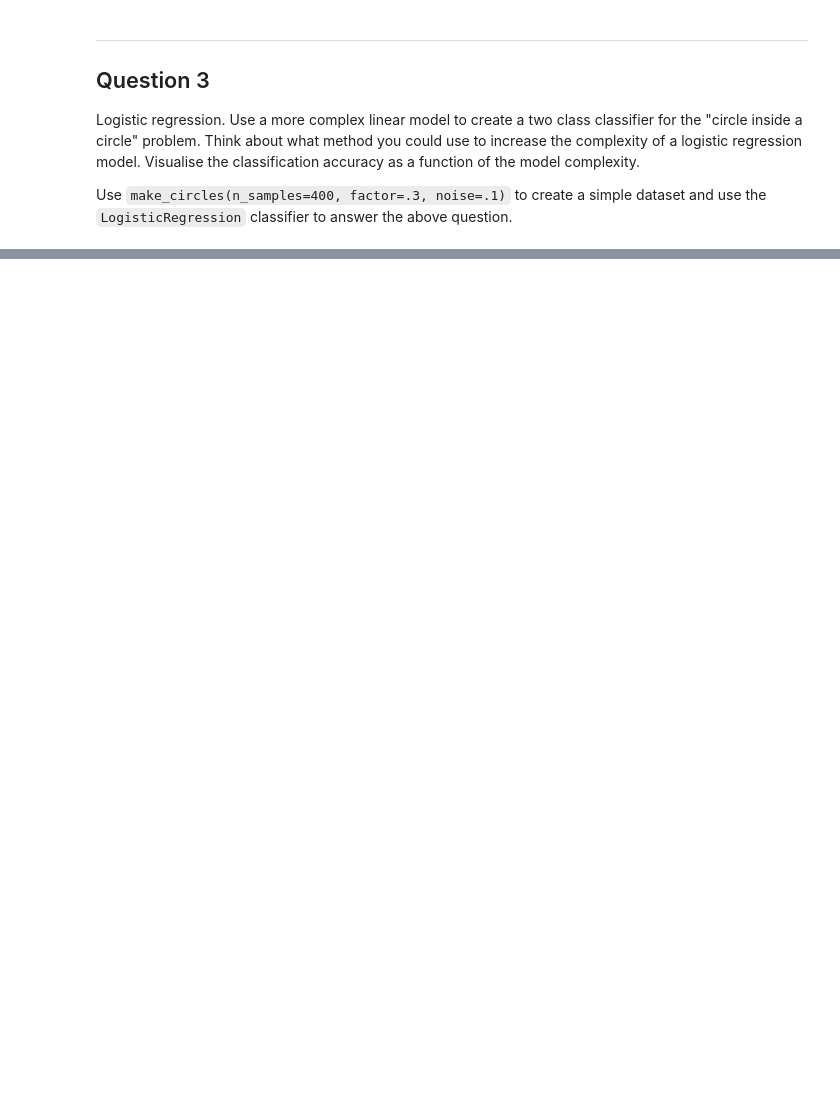
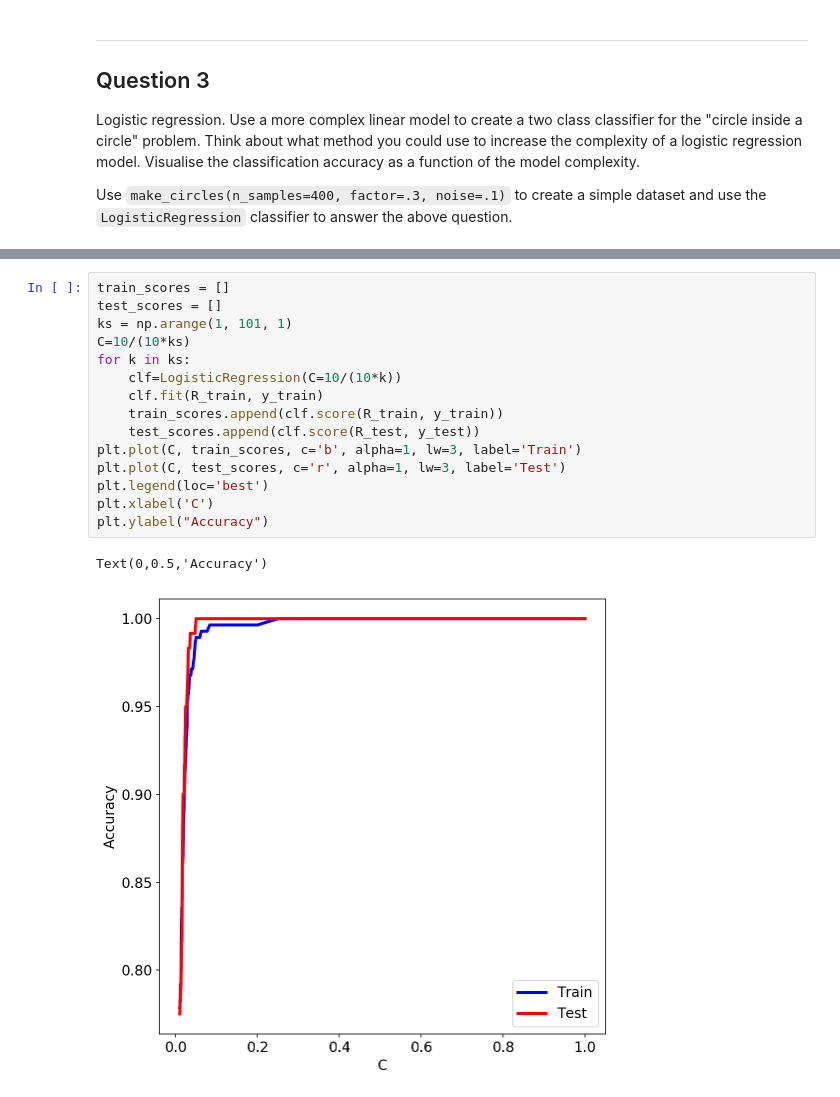
Before and after one commit to anthonyLionti/advanced-comp-2018, a Jupyter notebook: exercise1.ipynb, the cells around one changed output, grey strips where cells are left out. Cells and saved outputs as stored; diff of their text form; blank space fills up the shorter version.

```diff
--- a/exercise1.ipynb
+++ b/exercise1.ipynb
@@ -278,0 +385,18 @@ plt.scatter(X[:,0], X[:,1], c=y)
+# %%
+train_scores = []
+test_scores = []
+ks = np.arange(1, 101, 1)
+C=10/(10*ks)
+for k in ks:
+    clf=LogisticRegression(C=10/(10*k))
+    clf.fit(R_train, y_train)
+    train_scores.append(clf.score(R_train, y_train))
+    test_scores.append(clf.score(R_test, y_test))
+plt.plot(C, train_scores, c='b', alpha=1, lw=3, label='Train')
+plt.plot(C, test_scores, c='r', alpha=1, lw=3, label='Test')
+plt.legend(loc='best')
+plt.xlabel('C')
+plt.ylabel("Accuracy")
+# %% [output]
+Text(0,0.5,'Accuracy')
+[figure, added]
```
Also changed, not shown: parts of 6 cells of this notebook.
